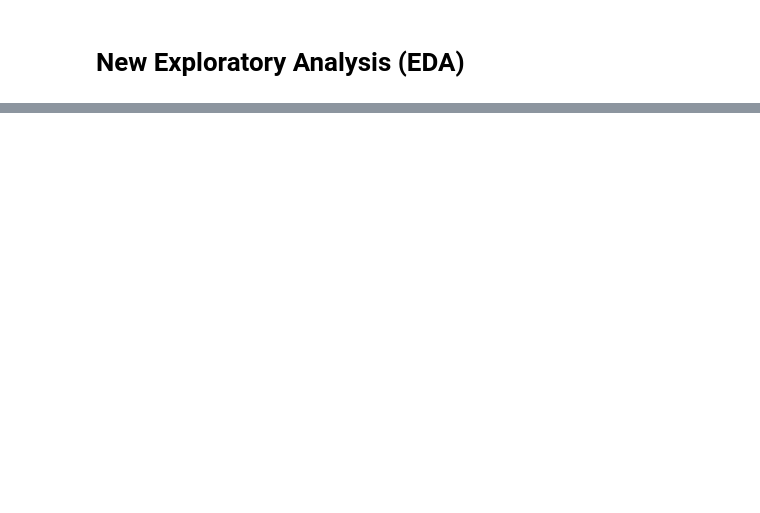
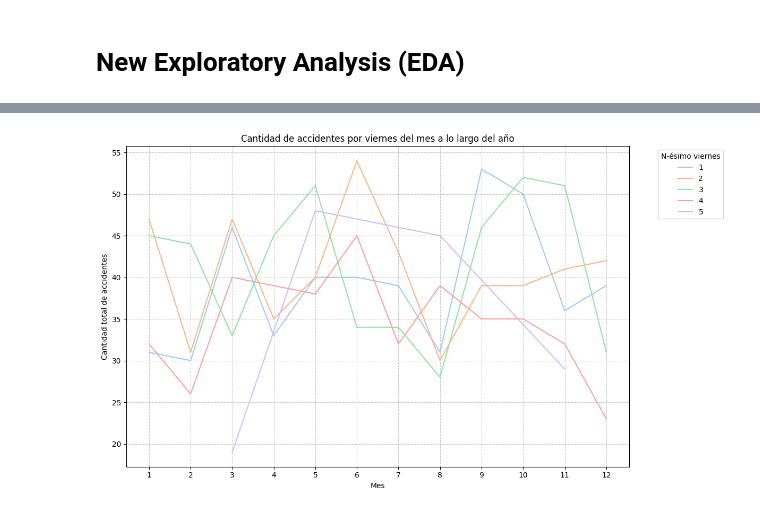
Before and after one commit to Mario-ACL/proyecto_ing_datos, a Jupyter notebook: notebooks/0.02-data-exploration-0.ipynb, the cells around one changed output, grey strips where cells are left out. Drawn from its saved outputs; the diff is of its cells as text; code cells hidden in the pictures; blank space fills up the shorter version.

```diff
--- a/notebooks/0.02-data-exploration-0.ipynb
+++ b/notebooks/0.02-data-exploration-0.ipynb
@@ -43,0 +156,6 @@ df_inegi.to_csv('../data/interim/inegi_atus_2018_2024.csv', index=False)
+# %%
+# El último viernes de cada mes hay consejo técnico
+df_semana = df_hmo.groupby(['MES', 'ID_DIA', 'DIASEMANA']).size().reset_index(name='count')
+df_semana = df_semana.sort_values(by=['MES', 'ID_DIA'])
+df_los_viernes = df_semana[df_semana['DIASEMANA'] == 'Viernes'].copy()
+display(df_los_viernes.head(3))
@@ -43,0 +167,4 @@ df_inegi.to_csv('../data/interim/inegi_atus_2018_2024.csv', index=False)
+# %%
+# Agrupamos por mes y asignamos un número secuencial
+df_los_viernes['num_viernes'] = df_los_viernes.groupby('MES').cumcount() + 1
+display(df_los_viernes.head(5))
@@ -43,0 +178,18 @@ df_inegi.to_csv('../data/interim/inegi_atus_2018_2024.csv', index=False)
+# %%
+plt.figure(figsize=(12, 7))
+
+sns.lineplot(data=df_los_viernes, x='MES', y='count', hue='num_viernes', palette='pastel')
+
+plt.title('Cantidad de accidentes por viernes del mes a lo largo del año')
+plt.xlabel('Mes')
+plt.ylabel('Cantidad total de accidentes')
+
+# Aseguramos que el eje X muestre números enteros
+plt.xticks(ticks=range(1, 13))
+
+plt.legend(title='N-ésimo viernes', bbox_to_anchor=(1.05, 1), loc='upper left')
+plt.grid(linestyle='--', alpha=0.7)
+plt.tight_layout()
+plt.show()
+# %% [output]
+[figure, added]
```
Also changed, not shown: parts of 50 cells of this notebook.
